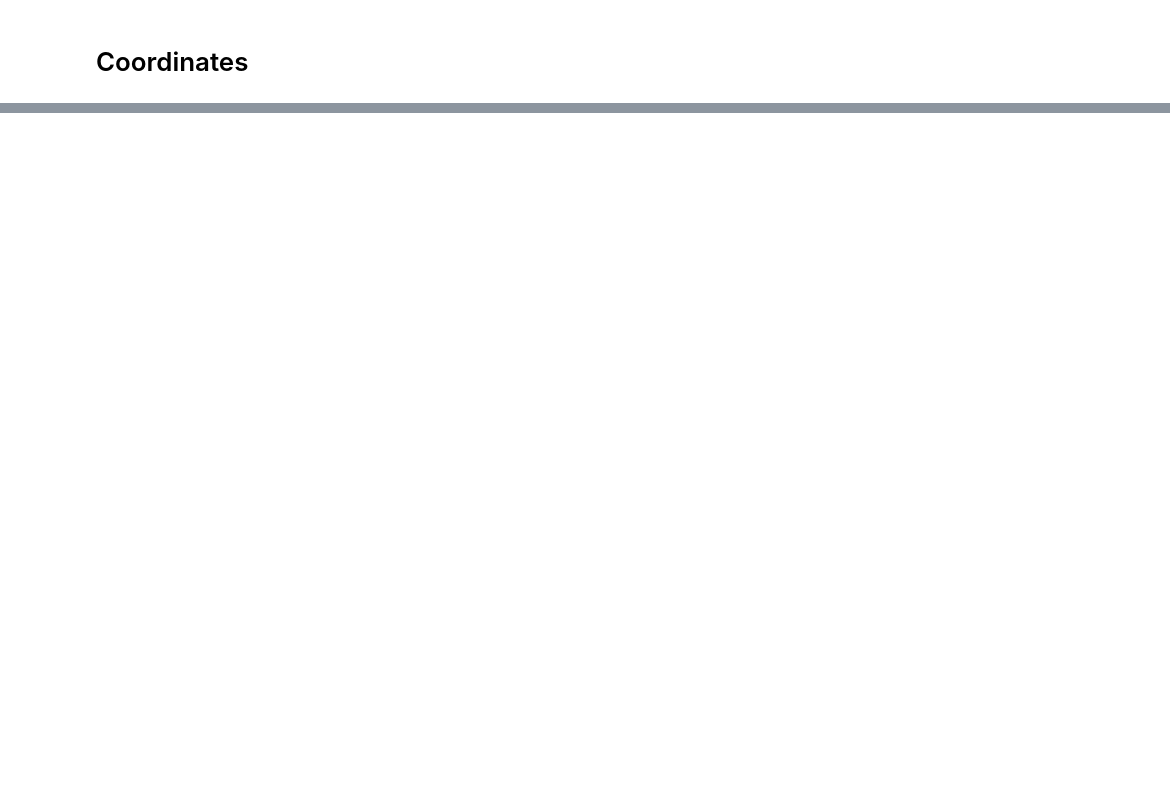
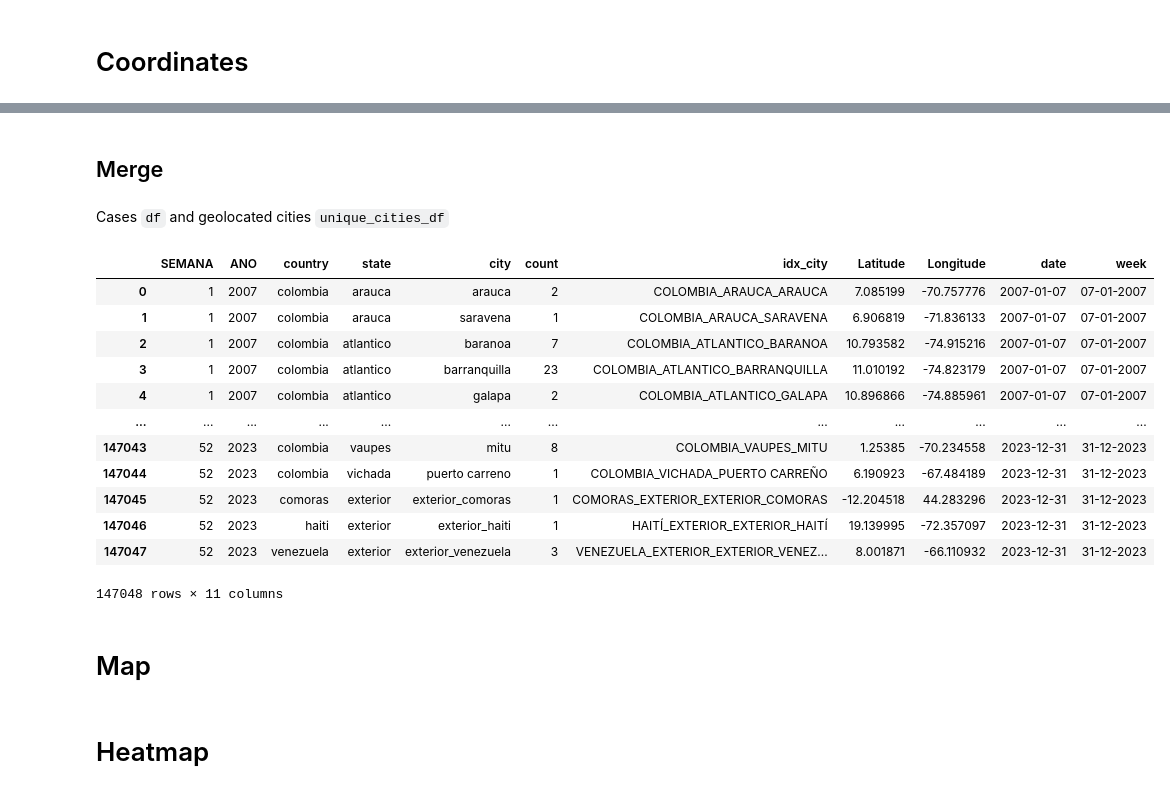
Before and after one commit to danielgvb/thesis, a Jupyter notebook: Data/10.4_Coordinates_Cities.ipynb, the cells around one changed output, grey strips where cells are left out. Drawn from its saved outputs; the diff is of its cells as text; code cells hidden in the pictures; blank space fills up the shorter version.

````diff
--- a/Data/10.4_Coordinates_Cities.ipynb
+++ b/Data/10.4_Coordinates_Cities.ipynb
@@ -100,0 +110,3 @@ df.drop_duplicates(subset=['City', 'Departamento', 'Country'], inplace=True)
+# %%
+unique_cities_df = cities_df[['city', 'state', 'country', 'idx_city']]
+unique_cities_df = unique_cities_df.drop_duplicates(subset=['city', 'state', 'country'])
@@ -100,0 +129,42 @@ df.drop_duplicates(subset=['City', 'Departamento', 'Country'], inplace=True)
+# %%
+# Create empty columns for coordinates
+unique_cities_df['Latitude'] = None
+unique_cities_df['Longitude'] = None
+
+# Geocode each city and store coordinates with tqdm progress bar
+for idx, (city, state, country) in tqdm(
+    unique_cities_df[['city', 'state', 'country']].iterrows(),
+    total=len(unique_cities_df),
+    desc="Geocoding cities"
+):
+    lat, lon = geocode_city(city, state, country)
+    unique_cities_df.at[idx, 'Latitude'] = lat
+    unique_cities_df.at[idx, 'Longitude'] = lon
+    time.sleep(2)  # Respect Nominatim's usage policy
+# %% [markdown]
+## Merge
+# %% [markdown]
+Cases ```df``` and geolocated cities ```unique_cities_df```
+# %%
+df_final = df.merge(unique_cities_df[['idx_city', 'Latitude', 'Longitude']], on='idx_city', how='left')
+# %%
+# create a column of date based on columns ANO and SEMANA
+df_final['date'] = pd.to_datetime(df_final['ANO'].astype(str) + df_final['SEMANA'].astype(str) + '0', format='%Y%W%w')
+# create a column of week in date format dd-mm-yyyy based on the first day of the week
+df_final['week'] = df_final['date'].dt.strftime('%d-%m-%Y')
+# %%
+df_final
+# %% [output]
+|  | SEMANA | ANO | country | state | city | count | idx_city | Latitude | Longitude | date | week |
+| 0 | 1 | 2007 | colombia | arauca | arauca | 2 | COLOMBIA_ARAUCA_ARAUCA | 7.085199 | -70.757776 | 2007-01-07 | 07-01-2007 |
+| 1 | 1 | 2007 | colombia | arauca | saravena | 1 | COLOMBIA_ARAUCA_SARAVENA | 6.906819 | -71.836133 | 2007-01-07 | 07-01-2007 |
+| 2 | 1 | 2007 | colombia | atlantico | baranoa | 7 | COLOMBIA_ATLANTICO_BARANOA | 10.793582 | -74.915216 | 2007-01-07 | 07-01-2007 |
+| 3 | 1 | 2007 | colombia | atlantico | barranquilla | 23 | COLOMBIA_ATLANTICO_BARRANQUILLA | 11.010192 | -74.823179 | 2007-01-07 | 07-01-2007 |
+| 4 | 1 | 2007 | colombia | atlantico | galapa | 2 | COLOMBIA_ATLANTICO_GALAPA | 10.896866 | -74.885961 | 2007-01-07 | 07-01-2007 |
+| ... | ... | ... | ... | ... | ... | ... | ... | ... | ... | ... | ... |
+| 147043 | 52 | 2023 | colombia | vaupes | mitu | 8 | COLOMBIA_VAUPES_MITU | 1.25385 | -70.234558 | 2023-12-31 | 31-12-2023 |
+| 147044 | 52 | 2023 | colombia | vichada | puerto carreno | 1 | COLOMBIA_VICHADA_PUERTO CARREÑO | 6.190923 | -67.484189 | 2023-12-31 | 31-12-2023 |
+| 147045 | 52 | 2023 | comoras | exterior | exterior_comoras | 1 | COMORAS_EXTERIOR_EXTERIOR_COMORAS | -12.204518 | 44.283296 | 2023-12-31 | 31-12-2023 |
+| 147046 | 52 | 2023 | haiti | exterior | exterior_haiti | 1 | HAITÍ_EXTERIOR_EXTERIOR_HAITÍ | 19.139995 | -72.357097 | 2023-12-31 | 31-12-2023 |
+| 147047 | 52 | 2023 | venezuela | exterior | exterior_venezuela | 3 | VENEZUELA_EXTERIOR_EXTERIOR_VENEZ... | 8.001871 | -66.110932 | 2023-12-31 | 31-12-2023 |
+147048 rows × 11 columns
@@ -100,0 +173,2 @@ df.drop_duplicates(subset=['City', 'Departamento', 'Country'], inplace=True)
+# %% [markdown]
+# Map
@@ -100,0 +194,2 @@ df.drop_duplicates(subset=['City', 'Departamento', 'Country'], inplace=True)
+# %% [markdown]
+# Heatmap
````
Also changed, not shown: parts of 13 cells of this notebook, 6 other files.
